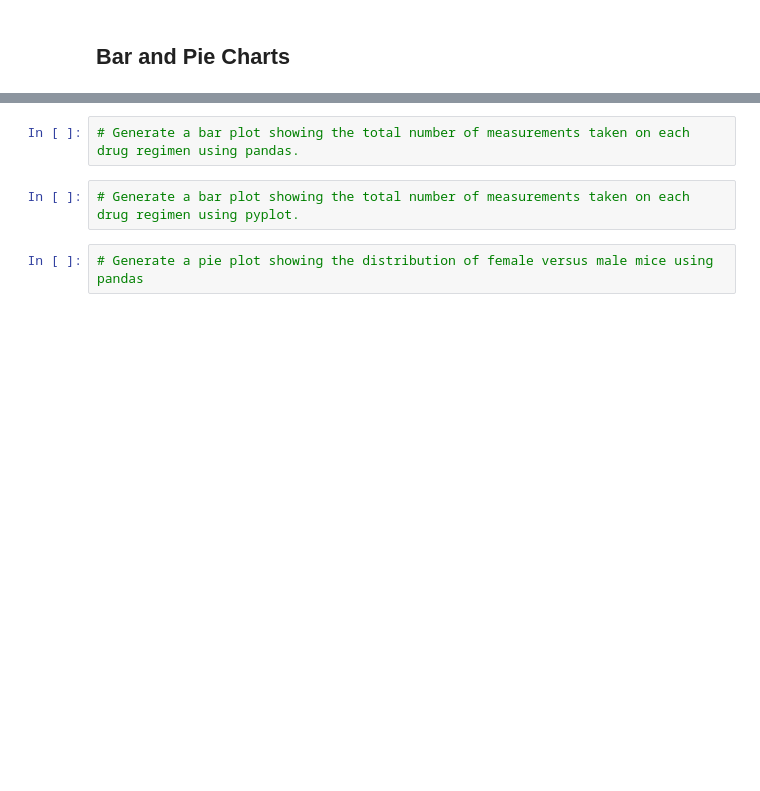
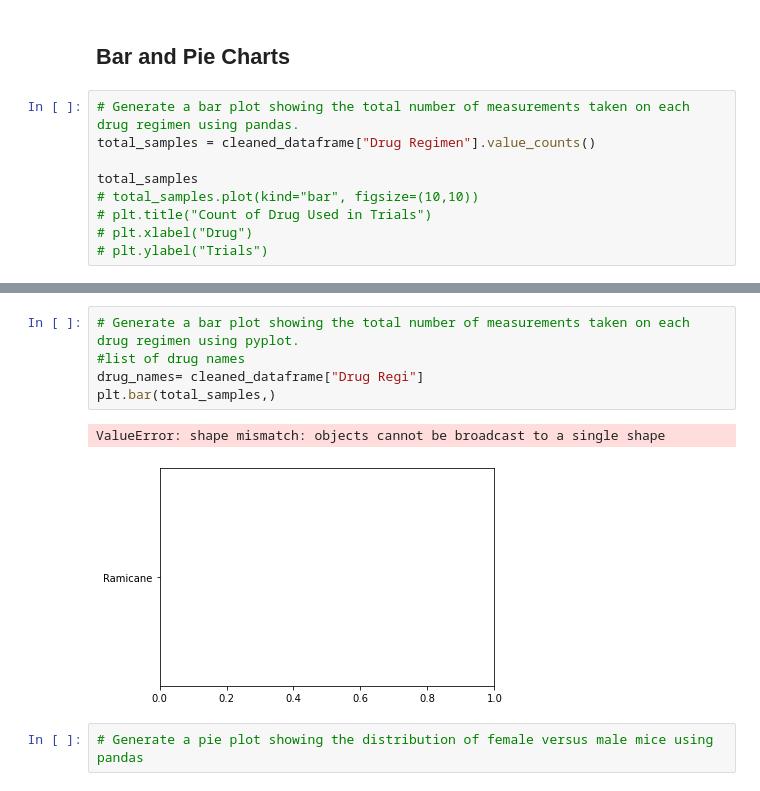
Before and after one commit to kieranmcaleer/matplotlib-challenge, a Jupyter notebook: Pymaceuticals/pymaceuticals_starter.ipynb, the cells around one changed output, grey strips where cells are left out. Saved outputs shown, nothing was run; the diff lists cells and outputs as text; blank space fills up the shorter version.

Commit message:
finished some of the bar charts

```diff
--- a/Pymaceuticals/pymaceuticals_starter.ipynb
+++ b/Pymaceuticals/pymaceuticals_starter.ipynb
@@ -130,3 +130,12 @@ summary_df
 | Zoniferol | 53.236507 | 51.818479 | 48.533355 | 6.966589 | 0.516398 |
 # %% [markdown]
 ## Bar and Pie Charts
+# %%
+# Generate a bar plot showing the total number of measurements taken on each drug regimen using pandas.
+total_samples = cleaned_dataframe["Drug Regimen"].value_counts()
+
+total_samples
+# total_samples.plot(kind="bar", figsize=(10,10))
+# plt.title("Count of Drug Used in Trials")
+# plt.xlabel("Drug")
+# plt.ylabel("Trials")
@@ -133,7 +154,11 @@ summary_df
 # %%
-# Generate a bar plot showing the total number of measurements taken on each drug regimen using pandas.
+# Generate a bar plot showing the total number of measurements taken on each drug regimen using pyplot.
+#list of drug names
+drug_names= cleaned_dataframe["Drug Regi"]
+plt.bar(total_samples,)
+# %% [output]
+ValueError: shape mismatch: objects cannot be broadcast to a single shape
+[figure, added]
-# %%
-# Generate a bar plot showing the total number of measurements taken on each drug regimen using pyplot.
 # %%
 # Generate a pie plot showing the distribution of female versus male mice using pandas
 # %%
```
Also changed, not shown: parts of 1 cell of this notebook.
